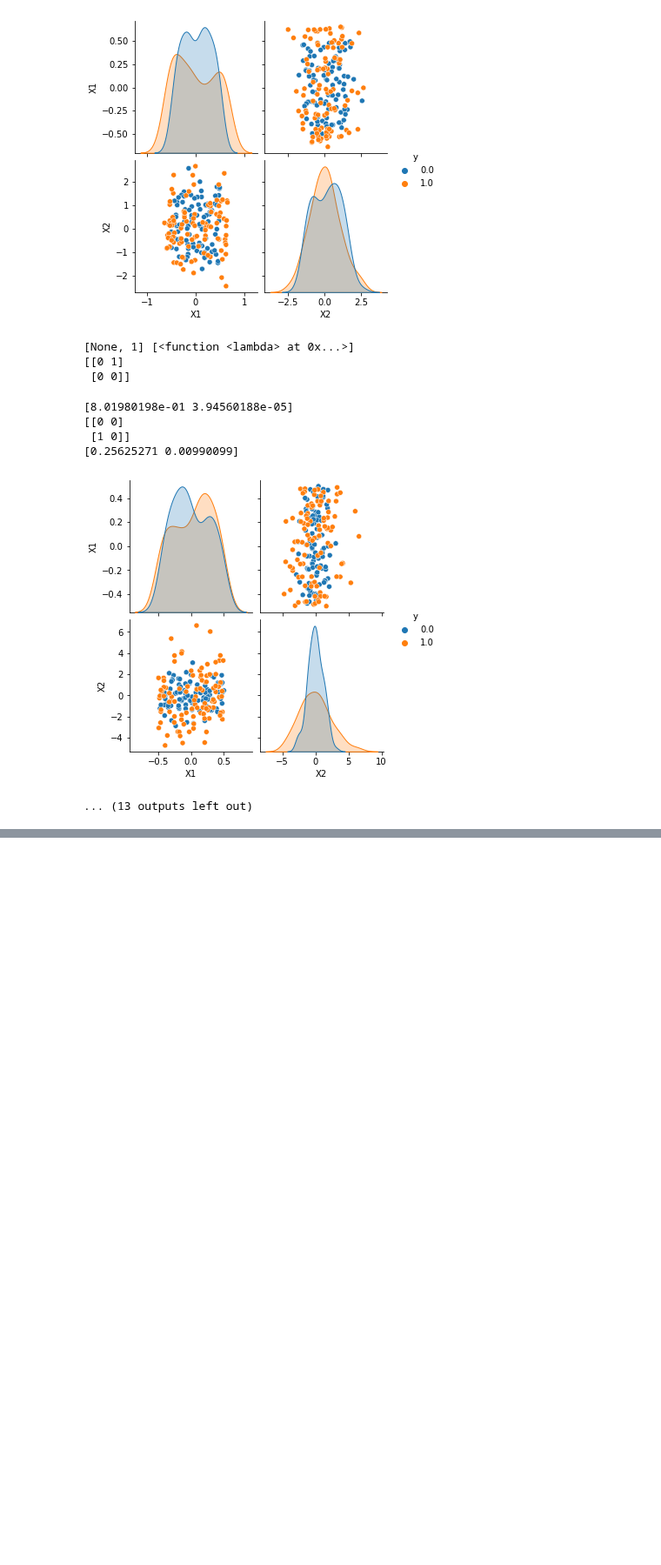
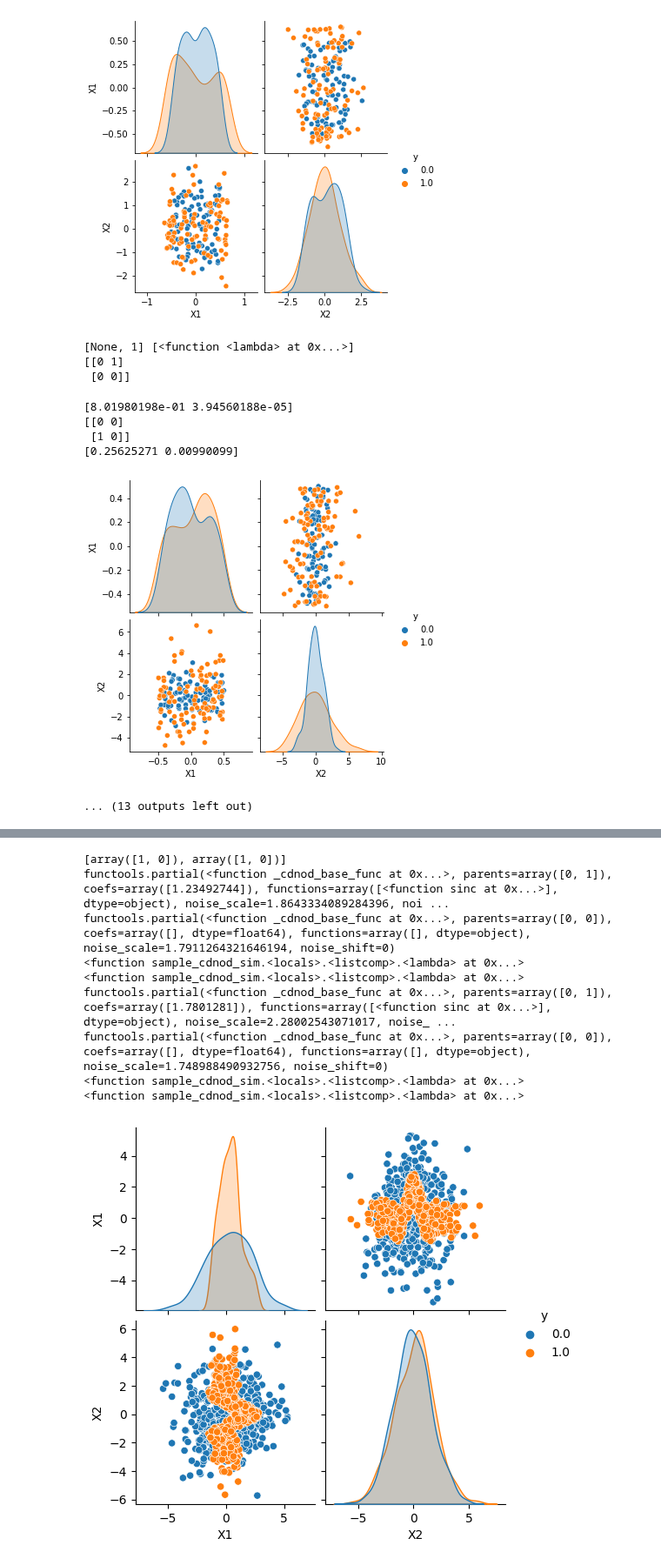
Before and after one commit to rflperry/sparse_shift, a Jupyter notebook: experiments/bivariate_dam/plot_distributions.ipynb, the cells around one changed output, grey strips where cells are left out. Shown at 87% size. Drawn from its saved outputs; the diff is of its cells as text; code cells hidden in the pictures; blank space fills up the shorter version.

```diff
--- a/experiments/bivariate_dam/plot_distributions.ipynb
+++ b/experiments/bivariate_dam/plot_distributions.ipynb
@@ -25,12 +25,12 @@ PARAMS_DICT = {
         # lambda X: np.abs(X)
     ],
     'intervention_targets': [
-        [None, 0],
-        [None, 1],
+        [0, 1],
+        [0 1],
     ]
 }
 
-n_samples = 100
+n_samples = 500
 
 # Parents
 dag_dict = {
@@ -169,0 +204,56 @@ for i, params in enumerate(params_grid):
+# %%
+def _sample_interventions(n_variables, n_total_environments, sparsity, seed=None):
+    np.random.seed(seed)
+    sampled_targets = [
+        np.random.choice(n_variables, sparsity, replace=False)
+        for _ in range(n_total_environments)
+    ]
+    return sampled_targets
+
+n_variables = 2
+n_total_environments = 2
+sparsity = 2
+rep = 3
+dag = np.asarray([[0, 0], [1, 0]])
+sample_size = 500
+
+intervention_targets = _sample_interventions(
+    n_variables, n_total_environments, sparsity, seed=rep
+)
+
+print(intervention_targets)
+
+seed = rep
+np.random.seed(seed)
+domain_seed = int(1000 * np.random.uniform())
+Xs = [
+    sample_cdnod_sim(
+        dag,
+        sample_size,
+        intervention_targets=targets,
+        base_random_state=seed,
+        domain_random_state=domain_seed + i,
+    )
+    for i, targets in enumerate(intervention_targets)
+]
+
+df = pd.DataFrame(
+    np.hstack((
+        np.vstack(Xs),
+        np.hstack([[i]*X.shape[0] for i, X in enumerate(Xs)]).reshape(-1, 1).astype(int)
+    )),
+    columns=[f'X{i+1}' for i in range(Xs[0].shape[1])] + ['y']
+)
+sns.pairplot(df, hue='y', diag_kind='kde')
+plt.show()
+# %% [output]
+[array([1, 0]), array([1, 0])]
+functools.partial(<function _cdnod_base_func at 0x...>, parents=array([0, 1]), coefs=array([1.23492744]), functions=array([<function sinc at 0x...>], dtype=object), noise_scale=1.8643334089284396, noi ...
+functools.partial(<function _cdnod_base_func at 0x...>, parents=array([0, 0]), coefs=array([], dtype=float64), functions=array([], dtype=object), noise_scale=1.7911264321646194, noise_shift=0)
+<function sample_cdnod_sim.<locals>.<listcomp>.<lambda> at 0x...>
+<function sample_cdnod_sim.<locals>.<listcomp>.<lambda> at 0x...>
+functools.partial(<function _cdnod_base_func at 0x...>, parents=array([0, 1]), coefs=array([1.7801281]), functions=array([<function sinc at 0x...>], dtype=object), noise_scale=2.28002543071017, noise_ ...
+functools.partial(<function _cdnod_base_func at 0x...>, parents=array([0, 0]), coefs=array([], dtype=float64), functions=array([], dtype=object), noise_scale=1.748988490932756, noise_shift=0)
+<function sample_cdnod_sim.<locals>.<listcomp>.<lambda> at 0x...>
+<function sample_cdnod_sim.<locals>.<listcomp>.<lambda> at 0x...>
+[figure, added]
```
Also changed, not shown: parts of 2 cells of this notebook, 16 other files.
